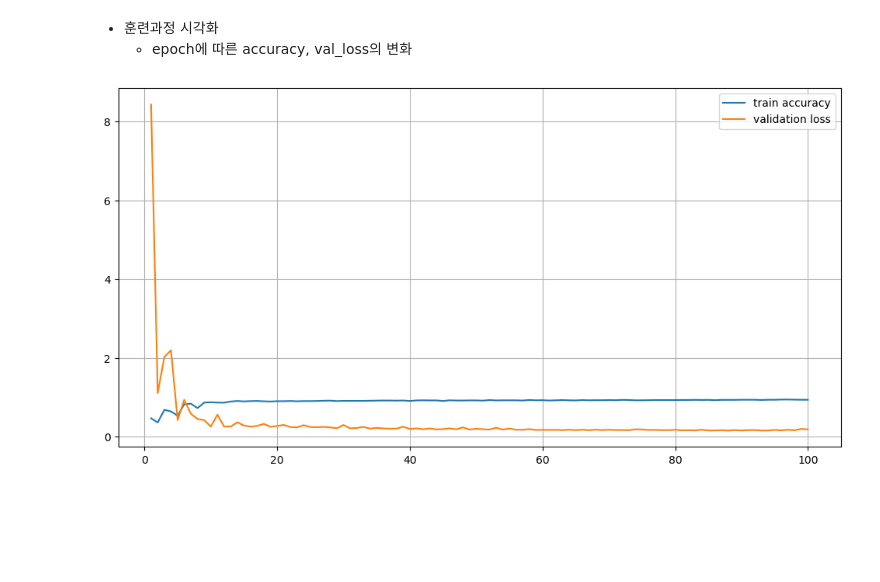
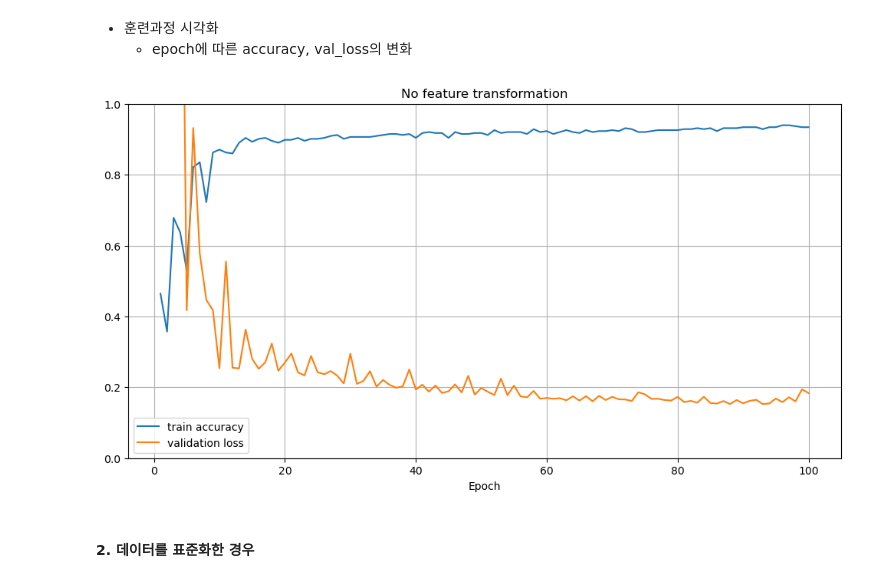
Before and after one commit to njy622/DeepLearning-23.11, a Jupyter notebook: 02.FCN/01.신경망모델.ipynb, the cells around one changed output. Drawn from its saved outputs; the diff is of its cells as text; code cells hidden in the pictures; blank space fills up the shorter version.

```diff
--- a/02.FCN/01.신경망모델.ipynb
+++ b/02.FCN/01.신경망모델.ipynb
@@ -105,9 +105,12 @@ xs = np.arange(1, len(y_acc)+1)
 # %%
 plt.figure(figsize=(12,6))
 plt.plot(xs, y_acc, label='train accuracy')
 plt.plot(xs, y_vloss, label='validation loss')
 plt.legend(), plt.grid()
 plt.ylim([0,1]), plt.xlabel('Epoch')
+plt.title('No feature transformation')
 plt.show()
 # %% [output]
-[figure, old version]
+[figure, new version]
+# %% [markdown]
+#### 2. 데이터를 표준화한 경우
```
Also changed, not shown: parts of 6 cells of this notebook, 1 other file.
